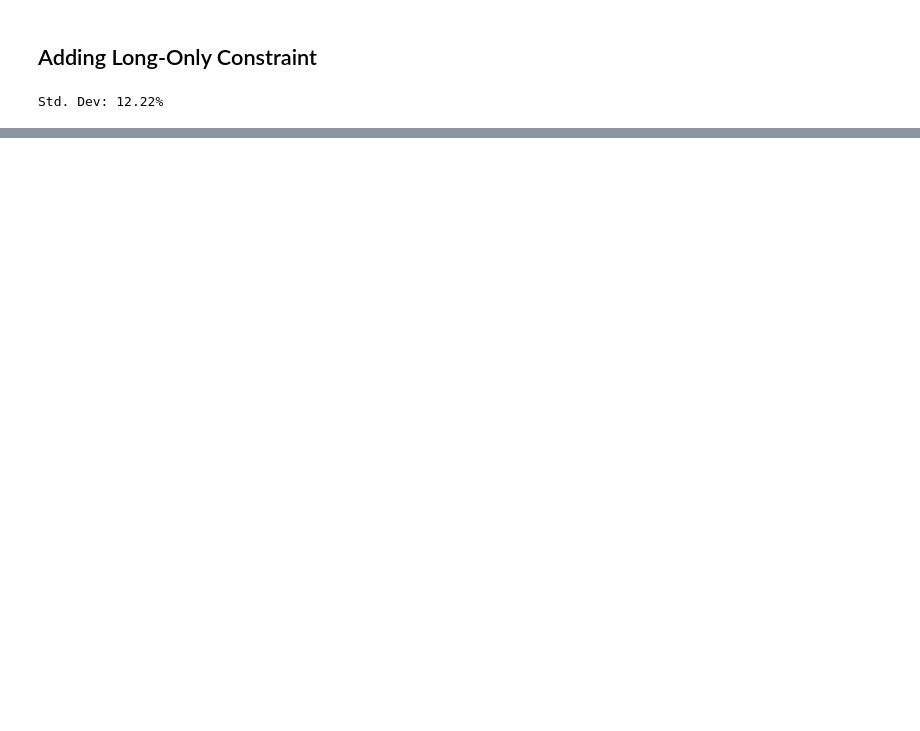
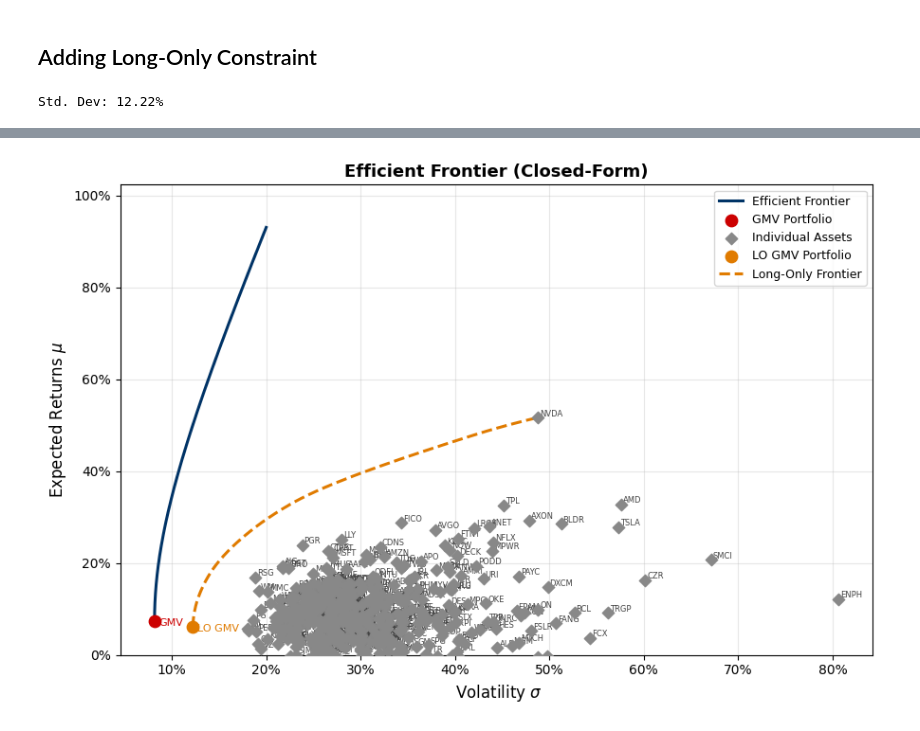
Before and after one commit to sanjxksl/RSM8341-Team11-Assignment1, a Jupyter notebook: Q3.ipynb, the cells around one changed output, grey strips where cells are left out. Drawn from its saved outputs; the diff is of its cells as text; code cells hidden in the pictures; blank space fills up the shorter version.

```diff
--- a/Q3.ipynb
+++ b/Q3.ipynb
@@ -264,3 +267,7 @@ solution = problem.solve(solver=cp.OSQP, polish=True)
 print(f"Std. Dev: {np.sqrt(solution) * 100:.2f}%")
 # %% [output]
 Std. Dev: 12.22%
+# %%
+w_gmv_lo = w.value
+mu_gmv_lo = mu_hat.values @ w_gmv_lo
+sigma_gmv_lo = np.sqrt(problem.value)
@@ -266,0 +303,56 @@ Std. Dev: 12.22%
+# %%
+fig, ax = plt.subplots(figsize=(9, 6))
+
+ax.plot(sigma_grid, mu_grid, color="#003366", linewidth=2.2, label="Efficient Frontier")
+ax.set_ylim(0, mu_grid.max() * 1.1)
+
+ax.scatter(sigma_gmv, mu_gmv, color="#cc0000", zorder=5, s=80, label="GMV Portfolio")
+ax.annotate(
+    "GMV",
+    xy=(sigma_gmv, mu_gmv),
+    xytext=(sigma_gmv + 0.005, mu_gmv - 0.01),
+    fontsize=8,
+    color="#cc0000",
+)
+
+ax.scatter(
+    asset_sigma,
+    asset_mu,
+    color="#888888",
+    zorder=4,
+    s=40,
+    marker="D",
+    label="Individual Assets",
+)
+for i, t in enumerate(tickers):
+    ax.annotate(
+        t,
+        xy=(asset_sigma[i], asset_mu[i]),
+        xytext=(asset_sigma[i] + 0.002, asset_mu[i] + 0.003),
+        fontsize=6,
+        color="#444444",
+    )
+
+# Adding the LO GMV point and frontier
+ax.scatter(sigma_gmv_lo, mu_gmv_lo, color="#e07b00", zorder=5, s=80, label="LO GMV Portfolio")
+ax.annotate(
+    "LO GMV",
+    xy=(sigma_gmv_lo, mu_gmv_lo),
+    xytext=(sigma_gmv_lo + 0.005, mu_gmv_lo - 0.01),
+    fontsize=8, color="#e07b00",
+)
+
+ax.plot(lo_sigma, lo_mu, color="#e07b00", linewidth=2.2,
+        linestyle="--", label="Long-Only Frontier")
+
+ax.xaxis.set_major_formatter(plt.FuncFormatter(lambda x, _: f"{x:.0%}"))
+ax.yaxis.set_major_formatter(plt.FuncFormatter(lambda x, _: f"{x:.0%}"))
+ax.set_xlabel(" Volatility $\\sigma$", fontsize=12)
+ax.set_ylabel("Expected Returns $\\mu$", fontsize=12)
+ax.set_title("Efficient Frontier (Closed-Form)", fontsize=13, fontweight="bold")
+ax.legend(fontsize=9)
+ax.grid(True, alpha=0.3)
+fig.tight_layout()
+plt.show()
+# %% [output]
+[figure, added]
```
Also changed, not shown: parts of 6 cells of this notebook.
